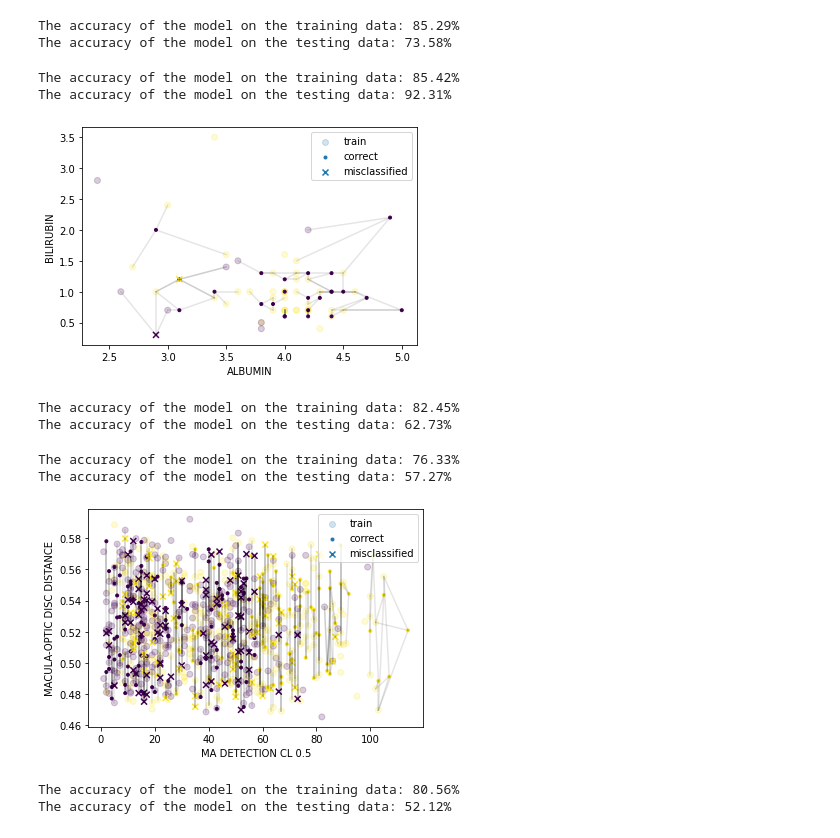
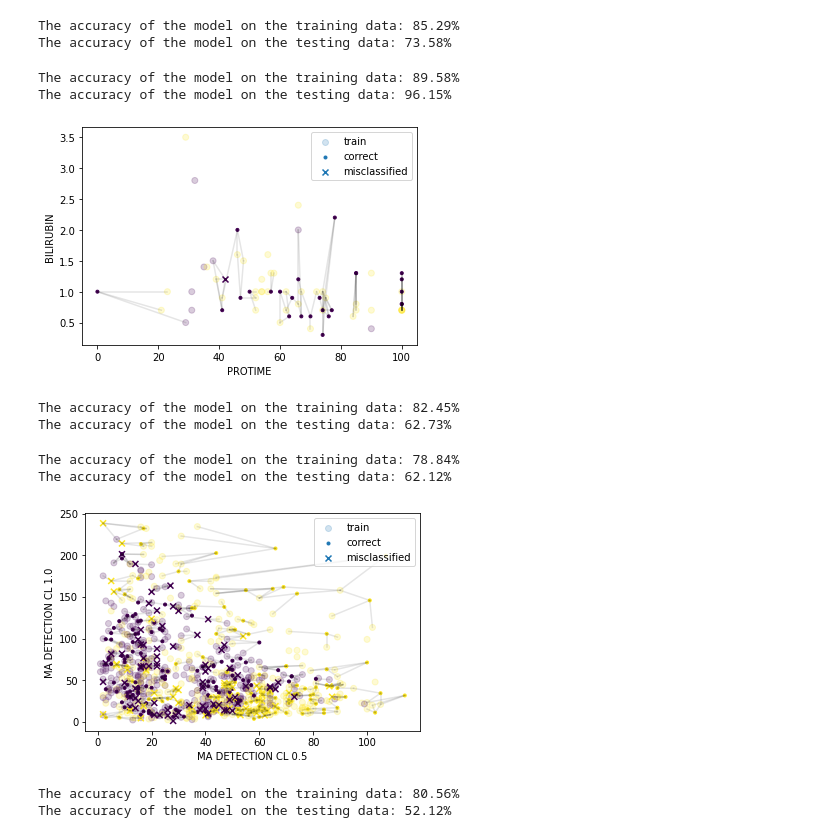
Before and after one commit to faithrts/ML-Intro, a Jupyter notebook: A1_Draft.ipynb, the cells around one changed output. Saved outputs shown, nothing was run; the diff lists cells and outputs as text; code cells hidden in the pictures.

```diff
--- a/A1_Draft.ipynb
+++ b/A1_Draft.ipynb
@@ -175,8 +165,8 @@ def train_test_split2(x, y, percentage_train = 66):
 # %%
+# random forest for feature importance on a regression problem;
 # assumes the first column is target labels
-def RF_find_features2(df):
+def RF_find_features(x_train, y_train, df):
   # splitting the data in the input dataframe df
-  x_train, x_test, y_train, y_test = train_test_split(df)
 
   # define the model
   model = RandomForestRegressor()
@@ -190,6 +180,6 @@ def RF_find_features2(df):
 
   # summarize feature importance
   for i in range(len(importance_arr)):
-      print('Feature: %s, Score: %.5f' % (list(df.columns)[i], importance_arr[i]))
+      print('Feature: %-30sScore: %-12f' % (list(df.columns)[i], importance_arr[i]))
 
   return importance_arr
@@ -249,3 +186,21 @@ def top_2_features(importance_arr, df):
+# %%
+def find_top_features(importance_arr, df):
+  found_indices = []
+
+  sorted_important_feature_names = []
+  sorted_important_feature_values = []
+
+  for i in range(len(importance_arr)):
+    top_feat_value = np.max([val for index, val in enumerate(importance_arr) if index not in found_indices])
+    top_feat_index = importance_arr.tolist().index(top_feat_value)
+    found_indices.append(top_feat_index)
+
+    feature_name = list(df.columns)[top_feat_index]
+
+    sorted_important_feature_names.append(feature_name)
+    sorted_important_feature_values.append(top_feat_value)
+
+  return sorted_important_feature_names, sorted_important_feature_values
 # %% [markdown]
 #### Graphing functions
 # %%
@@ -510,7 +465,7 @@ create_histograms(hep_df, non_bool_col, 3)
 # %%
 ### using random forest to determine the relative feature importance
 
-hep_importance_arr = RF_find_features(hep_df)
+hep_importance_arr = RF_find_features(x_train_hep, y_train_hep, hep_df)
 
 # plots the feature importance
 plot_feature_importance(hep_importance_arr)
@@ -538,7 +493,13 @@ Feature: HISTOLOGY, Score: 0.08791
 # %%
 ### finding the top 2 most important features to confirm values in correlation dataframe
 
-top_2_features(hep_importance_arr, hep_df)
+hep_sorted_feature_names, hep_sorted_feature_values = find_top_features(hep_importance_arr, hep_df)
+
+hep_top_feature = hep_sorted_feature_names[0]
+hep_second_feature = hep_sorted_feature_names[1]
+
+print("The most important feature is " + hep_top_feature)
+print("The second most important feature is " + hep_second_feature)
 # %% [output]
 The most important feature is PROTIME
 The second most important feature is BILIRUBIN
@@ -1176,19 +1151,19 @@ The accuracy of the model on the testing data: 73.58%
 # %%
 ### running KNN on hep_df for top 2 features
 
 # splits the hep_df dataframe to only include the columns with the top 2
 # features and the target labels
-hep_df2 = hep_df[['ALBUMIN', 'BILIRUBIN', 'CLASS']]
+hep_df2 = hep_df[[hep_top_feature, hep_second_feature, 'CLASS']]
 
 # runs train_test_split on the new dataframe
 x_train_hep2, x_test_hep2, y_train_hep2, y_test_hep2 = train_test_split(hep_df2)
 
 # runs KNN
-acc = run_KNN(x_train_hep2, x_test_hep2, y_train_hep2, y_test_hep2, ['ALBUMIN', 'BILIRUBIN'])
+acc = run_KNN(x_train_hep2, x_test_hep2, y_train_hep2, y_test_hep2, [hep_top_feature, hep_second_feature])
 # %% [output]
-The accuracy of the model on the training data: 85.42%
-The accuracy of the model on the testing data: 92.31%
+The accuracy of the model on the training data: 89.58%
+The accuracy of the model on the testing data: 96.15%
-[figure, old version]
+[figure, new version]
 # %%
 ### running KNN on mess_df data
 acc = run_KNN(x_train_mess, x_test_mess, y_train_mess, y_test_mess)
@@ -1200,17 +1175,17 @@ The accuracy of the model on the testing data: 62.73%
 
 # splits the hep_df dataframe to only include the columns with the top 2
 # features and the target labels
-mess_df2 = mess_df[['MA DETECTION CL 0.5', 'MACULA-OPTIC DISC DISTANCE', 'CLASS']]
+mess_df2 = mess_df[[mess_top_feature, mess_second_feature, 'CLASS']]
 
 # runs train_test_split on the new dataframe
 x_train_mess2, x_test_mess2, y_train_mess2, y_test_mess2 = train_test_split(mess_df2)
 
 # runs KNN
-acc = run_KNN(x_train_mess2, x_test_mess2, y_train_mess2, y_test_mess2, ['MA DETECTION CL 0.5', 'MACULA-OPTIC DISC DISTANCE'])
+acc = run_KNN(x_train_mess2, x_test_mess2, y_train_mess2, y_test_mess2, [mess_top_feature, mess_second_feature])
 # %% [output]
-The accuracy of the model on the training data: 76.33%
-The accuracy of the model on the testing data: 57.27%
+The accuracy of the model on the training data: 78.84%
+The accuracy of the model on the testing data: 62.12%
-[figure, old version]
+[figure, new version]
 # %%
 ### running KNN on mess_df data for top 2 correlated features
 
```
Also changed, not shown: parts of 29 cells of this notebook.
